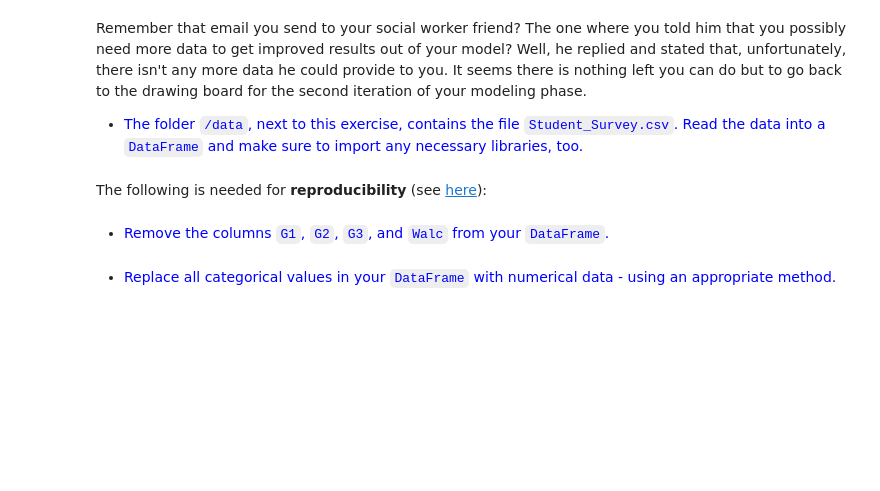
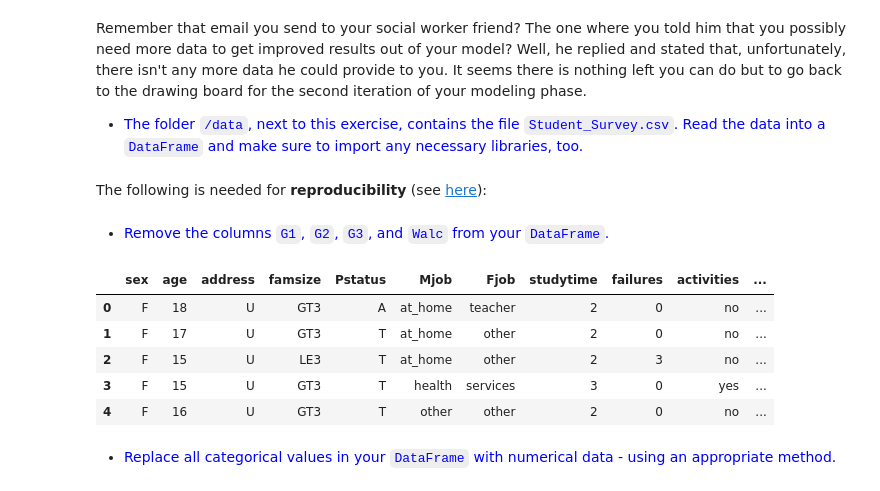
Before and after one commit to osama-alk/DeepLearningInMachineVis-Exercises, a Jupyter notebook: Machine Learning 101/03d_ML_101_P2_Ex.ipynb, the cells around one changed output. Cells and saved outputs as stored; diff of their text form; code cells hidden in the pictures; blank space fills up the shorter version.

```diff
--- a/Machine Learning 101/03d_ML_101_P2_Ex.ipynb
+++ b/Machine Learning 101/03d_ML_101_P2_Ex.ipynb
@@ -25,6 +43,15 @@ np.random.seed(42)
 * <div style="color:blue">Remove the columns <code>G1</code>, <code>G2</code>, <code>G3</code>, and <code>Walc</code> from your <code>DataFrame</code>.</div>
 # %%
 # Your solution goes here:
+data.drop(['G1','G2','G3','Walc'],axis=1,inplace=True)
+data.head()
+# %% [output]
+|  | sex | age | address | famsize | Pstatus | Mjob | Fjob | studytime | failures | activities | ... |
+| 0 | F | 18 | U | GT3 | A | at_home | teacher | 2 | 0 | no | ... |
+| 1 | F | 17 | U | GT3 | T | at_home | other | 2 | 0 | no | ... |
+| 2 | F | 15 | U | LE3 | T | at_home | other | 2 | 3 | no | ... |
+| 3 | F | 15 | U | GT3 | T | health | services | 3 | 0 | yes | ... |
+| 4 | F | 16 | U | GT3 | T | other | other | 2 | 0 | no | ... |
 # %% [markdown]
 * <div style="color:blue">Replace all categorical values in your <code>DataFrame</code> with numerical data - using an appropriate method.</div>
 # %%
```
Also changed, not shown: parts of 20 cells of this notebook, 1 other file.
